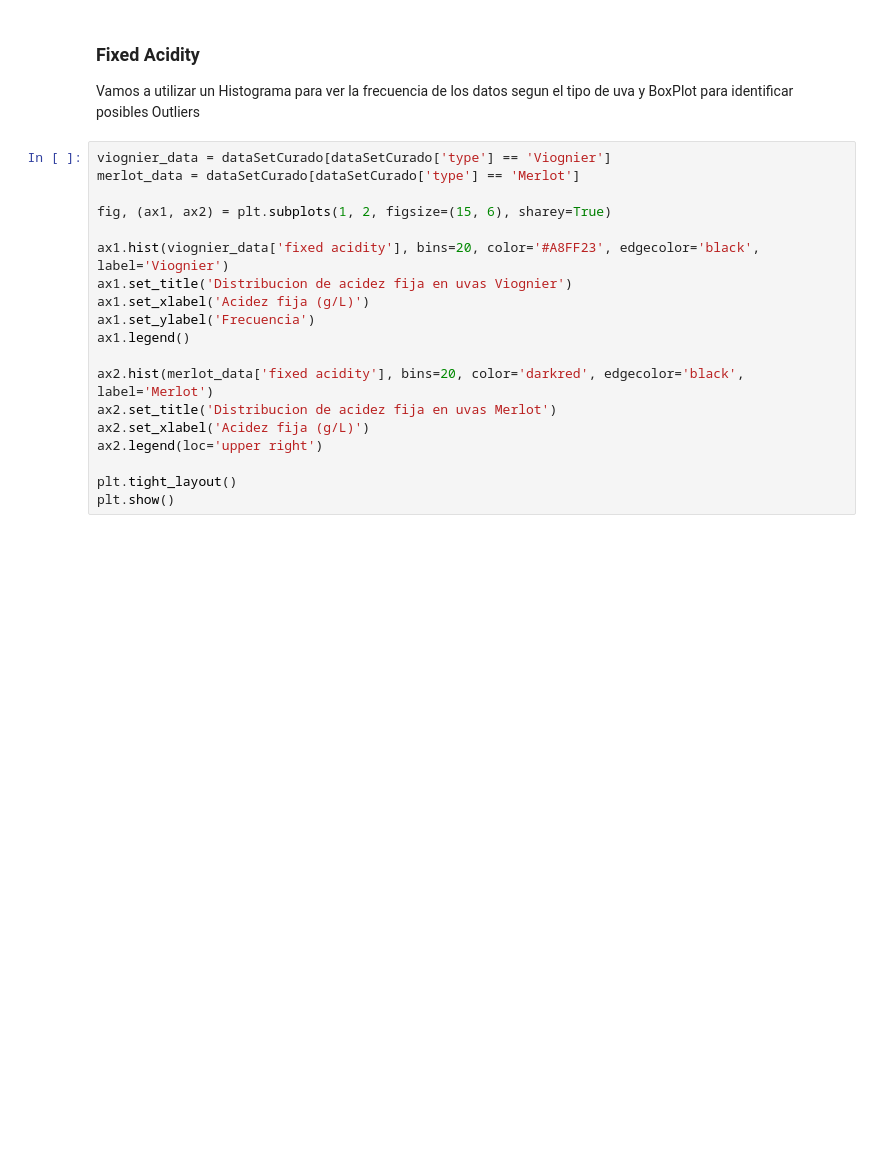
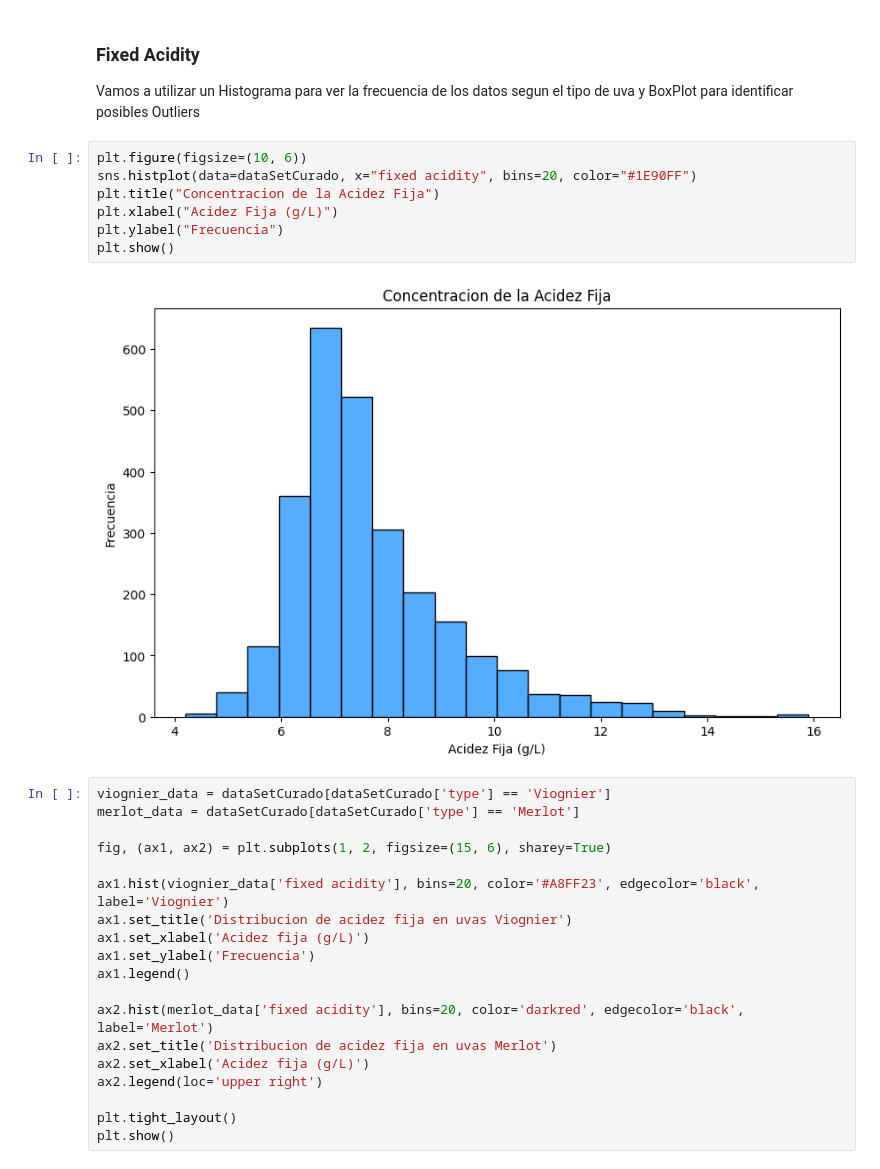
Before and after one commit to asoutrelle/Fundamentos-De-la-Ciencia-de-Datos-TPE, a Jupyter notebook: Grupo-21.ipynb, the cells around one changed output. Drawn from its saved outputs; the diff is of its cells as text; blank space fills up the shorter version.

```diff
--- a/Grupo-21.ipynb
+++ b/Grupo-21.ipynb
@@ -281,6 +281,15 @@ plt.show()
 ### Fixed Acidity
 
 Vamos a utilizar un Histograma para ver la frecuencia de los datos segun el tipo de uva y BoxPlot para identificar posibles Outliers
+# %%
+plt.figure(figsize=(10, 6))
+sns.histplot(data=dataSetCurado, x="fixed acidity", bins=20, color="#1E90FF")
+plt.title("Concentracion de la Acidez Fija")
+plt.xlabel("Acidez Fija (g/L)")
+plt.ylabel("Frecuencia")
+plt.show()
+# %% [output]
+[figure, added]
 # %%
 viognier_data = dataSetCurado[dataSetCurado['type'] == 'Viognier']
 merlot_data = dataSetCurado[dataSetCurado['type'] == 'Merlot']
```
Also changed, not shown: parts of 33 cells of this notebook.
